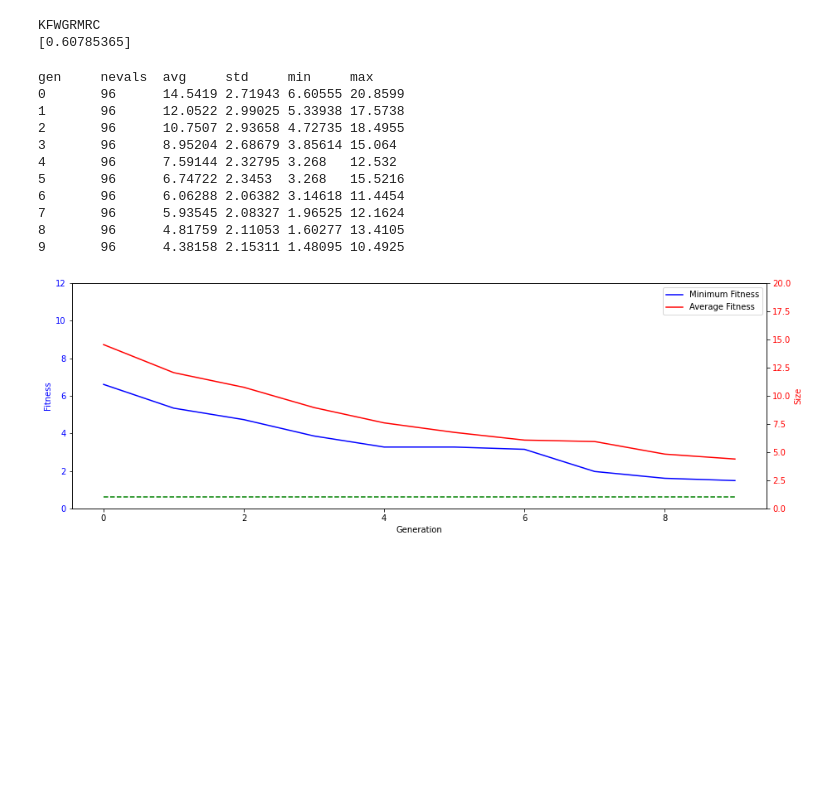
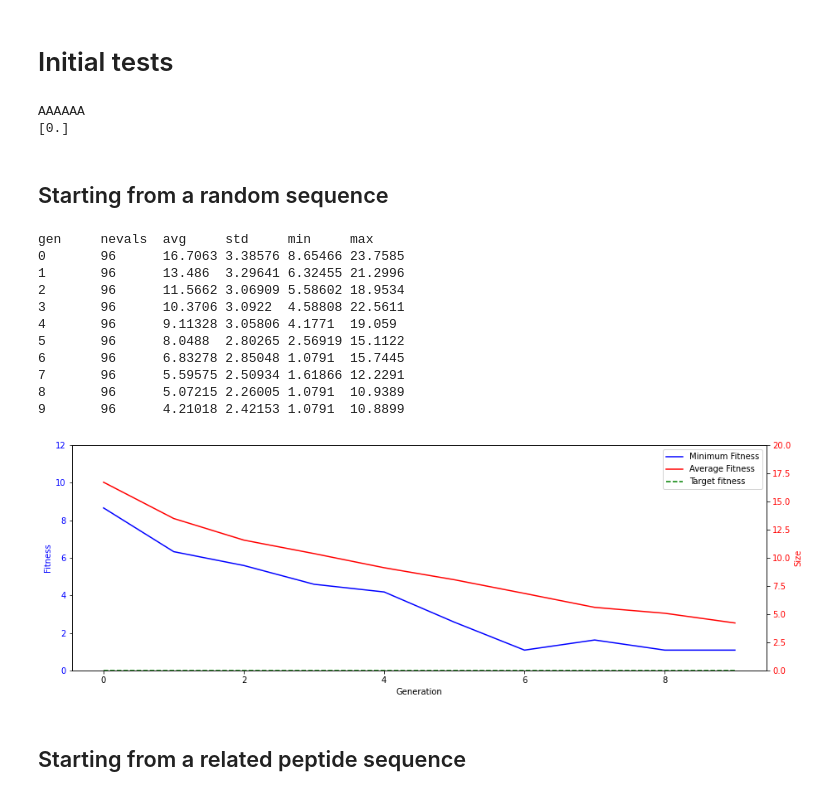
Before and after one commit to jeeberhardt/mobius, a Jupyter notebook: Untitled2.ipynb, the cells around one changed output. Cells and saved outputs as stored; diff of their text form; code cells hidden in the pictures; blank space fills up the shorter version.

Commit message:
Tested efficiency of PBIL with different parameters

```diff
--- a/Untitled2.ipynb
+++ b/Untitled2.ipynb
@@ -111,54 +78,90 @@ def plot_logbook(logbook, minimum_score):
+# %%
+def plot_logbook(logbook, minimum_score):
+    gen = logbook.select("gen")
+    fit_mins = logbook.select("min")
+    size_avgs = logbook.select("avg")
+
+    fig, ax1 = plt.subplots(figsize=(15, 5))
+    line1 = ax1.plot(gen, fit_mins, "b-", label="Minimum Fitness")
+    ax1.set_xlabel("Generation")
+    ax1.set_ylabel("Fitness", color="b")
+    for tl in ax1.get_yticklabels():
+        tl.set_color("b")
+
+    line3 = ax1.plot(np.linspace(0, np.max(gen), np.max(gen)), [minimum_score] * np.max(gen),
+             '--', color='green', label='Target fitness')
+
+    ax2 = ax1.twinx()
+    line2 = ax2.plot(gen, size_avgs, "r-", label="Average Fitness")
+    ax2.set_ylabel("Size", color="r")
+    for tl in ax2.get_yticklabels():
+        tl.set_color("r")
+
+    lns = line1 + line2 + line3
+    labs = [l.get_label() for l in lns]
+    ax1.legend(lns, labs, loc="upper right")
+
+    ax1.set_ylim([0, 12])
+    ax2.set_ylim([0, 20])
+
+    plt.show()
+# %% [markdown]
+# Initial tests
 # %%
-NLEN = 8
+NLEN = 6
 
 ff = ForceField()
 vt = VirtualTarget(ff)
 vt.generate_random_target_sequence(NLEN)
+vt.generate_pharmacophore_from_target_sequence('AAAAAA', solvent_exposures=[0] * 6)
 print(vt.target_sequence())
 print(vt.score_peptides([vt.target_sequence()]))
 minimum_score = vt.score_peptides([vt.target_sequence()])[0]
 # %% [output]
-KFWGRMRC
-[0.60785365]
+AAAAAA
+[0.]
+# %% [markdown]
+## Starting from a random sequence
 # %%
 NGEN = 10
 NIND = 96
 
 #Initialize the PBIL EDA
-pbil = PBIL(peptide_length=NLEN, population_size=NIND, n_best=1, learning_rate=0.5, mut_prob=0, mut_shift=0.0)
+pbil = PBIL(peptide_length=NLEN, population_size=NIND, n_best=1, learning_rate=0.5, mut_prob=0.05, mut_shift=0.05)
 
 creator.create("FitnessMin", base.Fitness, weights=(-1.0,))
 creator.create("Individual", list, fitness=creator.FitnessMin)
 
 toolbox = base.Toolbox()
-toolbox.register("population_guess", initPopulation, list, creator.Individual, [])
 toolbox.register("evaluate", evaluate)
 toolbox.register("generate", pbil.generate, creator.Individual)
 toolbox.register("update", pbil.update)
 
 # Statistics computation
 stats = tools.Statistics(lambda ind: ind.fitness.values)
 stats.register("avg", np.mean)
 stats.register("std", np.std)
 stats.register("min", np.min)
 stats.register("max", np.max)
 
 pop, logbook = algorithms.eaGenerateUpdate(toolbox, NGEN, stats=stats, verbose=True)
 
 plot_logbook(logbook, minimum_score)
 # %% [output]
 gen     nevals  avg     std     min     max
-0       96      14.5419 2.71943 6.60555 20.8599
-1       96      12.0522 2.99025 5.33938 17.5738
-2       96      10.7507 2.93658 4.72735 18.4955
-3       96      8.95204 2.68679 3.85614 15.064
-4       96      7.59144 2.32795 3.268   12.532
-5       96      6.74722 2.3453  3.268   15.5216
-6       96      6.06288 2.06382 3.14618 11.4454
-7       96      5.93545 2.08327 1.96525 12.1624
-8       96      4.81759 2.11053 1.60277 13.4105
-9       96      4.38158 2.15311 1.48095 10.4925
+0       96      16.7063 3.38576 8.65466 23.7585
+1       96      13.486  3.29641 6.32455 21.2996
+2       96      11.5662 3.06909 5.58602 18.9534
+3       96      10.3706 3.0922  4.58808 22.5611
+4       96      9.11328 3.05806 4.1771  19.059
+5       96      8.0488  2.80265 2.56919 15.1122
+6       96      6.83278 2.85048 1.0791  15.7445
+7       96      5.59575 2.50934 1.61866 12.2291
+8       96      5.07215 2.26005 1.0791  10.9389
+9       96      4.21018 2.42153 1.0791  10.8899
-[figure, old version]
+[figure, new version]
+# %% [markdown]
+## Starting from a related peptide sequence
 # %%
 NGEN = 10
 NIND = 96
```
Also changed, not shown: parts of 19 cells of this notebook, 6 other files.
